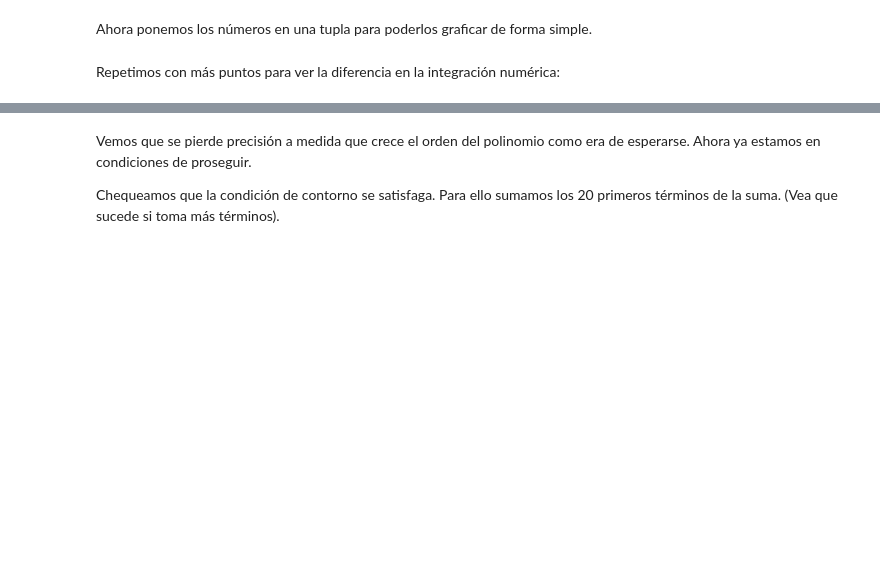
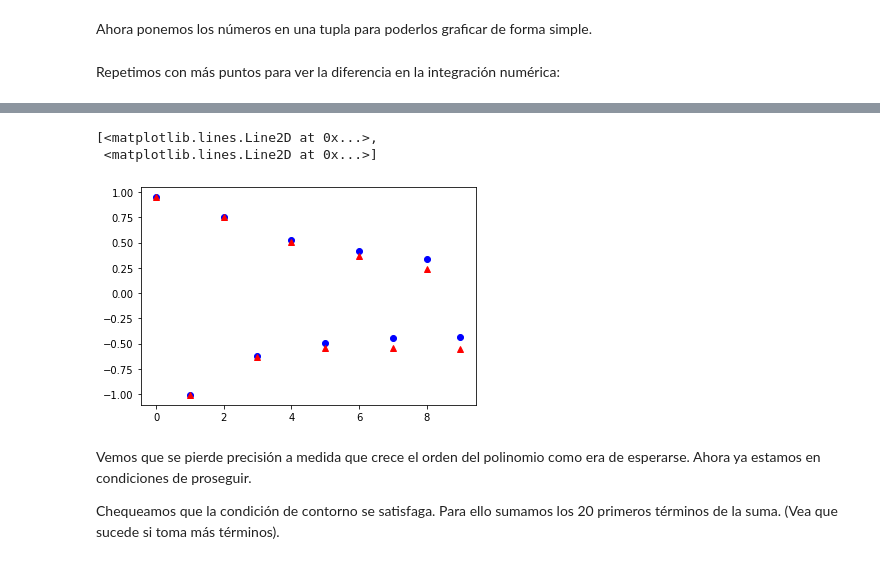
Before and after one commit to reula/Curso-Python, a Jupyter notebook: Sympy/Cascara_long.ipynb, the cells around one changed output, grey strips where cells are left out. Saved outputs shown, nothing was run; the diff lists cells and outputs as text; code cells hidden in the pictures; blank space fills up the shorter version.

```diff
--- a/Sympy/Cascara_long.ipynb
+++ b/Sympy/Cascara_long.ipynb
@@ -218,9 +220,13 @@ B_200=lambda m: (2*(2*m+1)+1)*Integral(sp.legendre(2*m+1,x)*sp.exp(-x*x),(x,0,1)
 # %%
-E_200=[]
+E_40=[]
 for j in range(10):
-        E_200.append(B_200(j))
+        E_40.append(B_40(j))
 # %%
-mpl.plot(range(10),E_200,'bo', range(10),E_20, 'r^')
+mpl.plot(range(10),E_40,'bo', range(10),E_20, 'r^')
+# %% [output]
+[<matplotlib.lines.Line2D at 0x...>,
+ <matplotlib.lines.Line2D at 0x...>]
+[figure, added]
 # %% [markdown]
 Vemos que se pierde precisión a medida que crece el orden del polinomio como era de esperarse. Ahora ya estamos en condiciones de proseguir.
 
```
Also changed, not shown: parts of 9 cells of this notebook, 4 other files.
